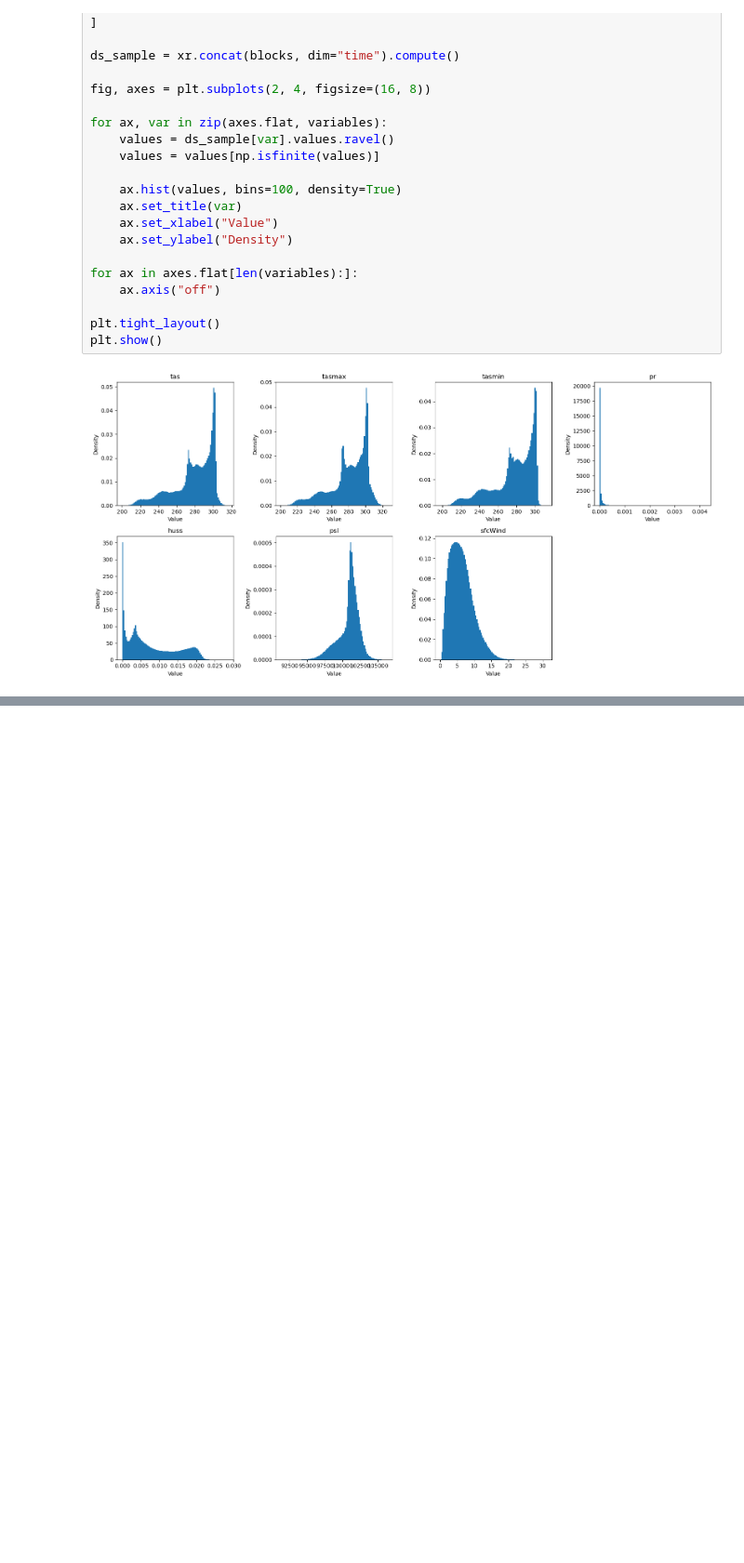
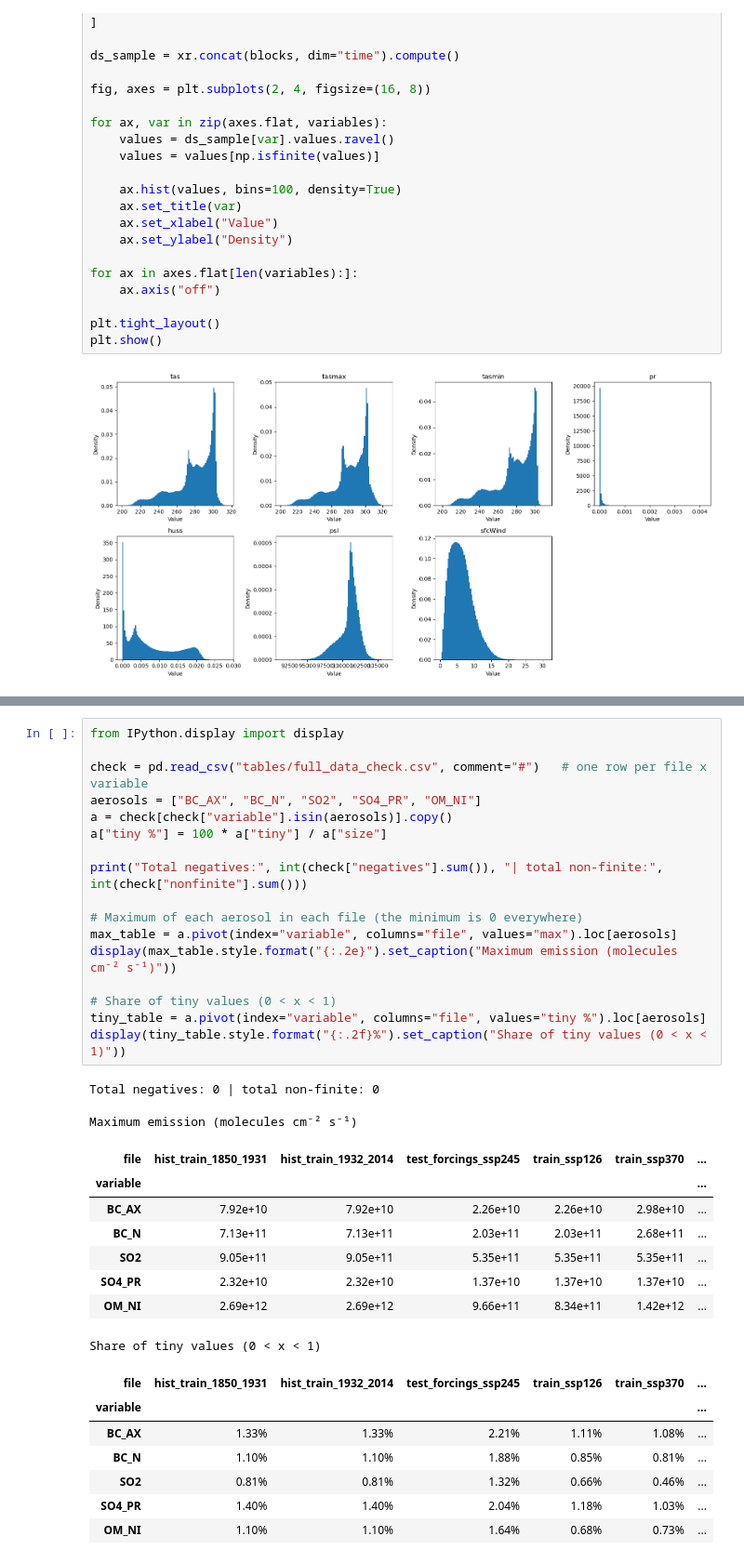
Before and after one commit to riteshbachhar/ClimX, a Jupyter notebook: notebooks/02_data_quality.ipynb, the cells around one changed output, grey strips where cells are left out. Shown at 93% size. Drawn from its saved outputs; the diff is of its cells as text; blank space fills up the shorter version.

```diff
--- a/notebooks/02_data_quality.ipynb
+++ b/notebooks/02_data_quality.ipynb
@@ -252,0 +344,35 @@ plt.show()
+# %%
+from IPython.display import display
+
+check = pd.read_csv("tables/full_data_check.csv", comment="#")   # one row per file x variable
+aerosols = ["BC_AX", "BC_N", "SO2", "SO4_PR", "OM_NI"]
+a = check[check["variable"].isin(aerosols)].copy()
+a["tiny %"] = 100 * a["tiny"] / a["size"]
+
+print("Total negatives:", int(check["negatives"].sum()), "| total non-finite:", int(check["nonfinite"].sum()))
+
+# Maximum of each aerosol in each file (the minimum is 0 everywhere)
+max_table = a.pivot(index="variable", columns="file", values="max").loc[aerosols]
+display(max_table.style.format("{:.2e}").set_caption("Maximum emission (molecules cm⁻² s⁻¹)"))
+
+# Share of tiny values (0 < x < 1)
+tiny_table = a.pivot(index="variable", columns="file", values="tiny %").loc[aerosols]
+display(tiny_table.style.format("{:.2f}%").set_caption("Share of tiny values (0 < x < 1)"))
+# %% [output]
+Total negatives: 0 | total non-finite: 0
+Maximum emission (molecules cm⁻² s⁻¹)
+| file | hist_train_1850_1931 | hist_train_1932_2014 | test_forcings_ssp245 | train_ssp126 | train_ssp370 | ... |
+| variable |  |  |  |  |  | ... |
+| BC_AX | 7.92e+10 | 7.92e+10 | 2.26e+10 | 2.26e+10 | 2.98e+10 | ... |
+| BC_N | 7.13e+11 | 7.13e+11 | 2.03e+11 | 2.03e+11 | 2.68e+11 | ... |
+| SO2 | 9.05e+11 | 9.05e+11 | 5.35e+11 | 5.35e+11 | 5.35e+11 | ... |
+| SO4_PR | 2.32e+10 | 2.32e+10 | 1.37e+10 | 1.37e+10 | 1.37e+10 | ... |
+| OM_NI | 2.69e+12 | 2.69e+12 | 9.66e+11 | 8.34e+11 | 1.42e+12 | ... |
+Share of tiny values (0 < x < 1)
+| file | hist_train_1850_1931 | hist_train_1932_2014 | test_forcings_ssp245 | train_ssp126 | train_ssp370 | ... |
+| variable |  |  |  |  |  | ... |
+| BC_AX | 1.33% | 1.33% | 2.21% | 1.11% | 1.08% | ... |
+| BC_N | 1.10% | 1.10% | 1.88% | 0.85% | 0.81% | ... |
+| SO2 | 0.81% | 0.81% | 1.32% | 0.66% | 0.46% | ... |
+| SO4_PR | 1.40% | 1.40% | 2.04% | 1.18% | 1.03% | ... |
+| OM_NI | 1.10% | 1.10% | 1.64% | 0.68% | 0.73% | ... |
```
Also changed, not shown: parts of 10 cells of this notebook, 1 other file.
